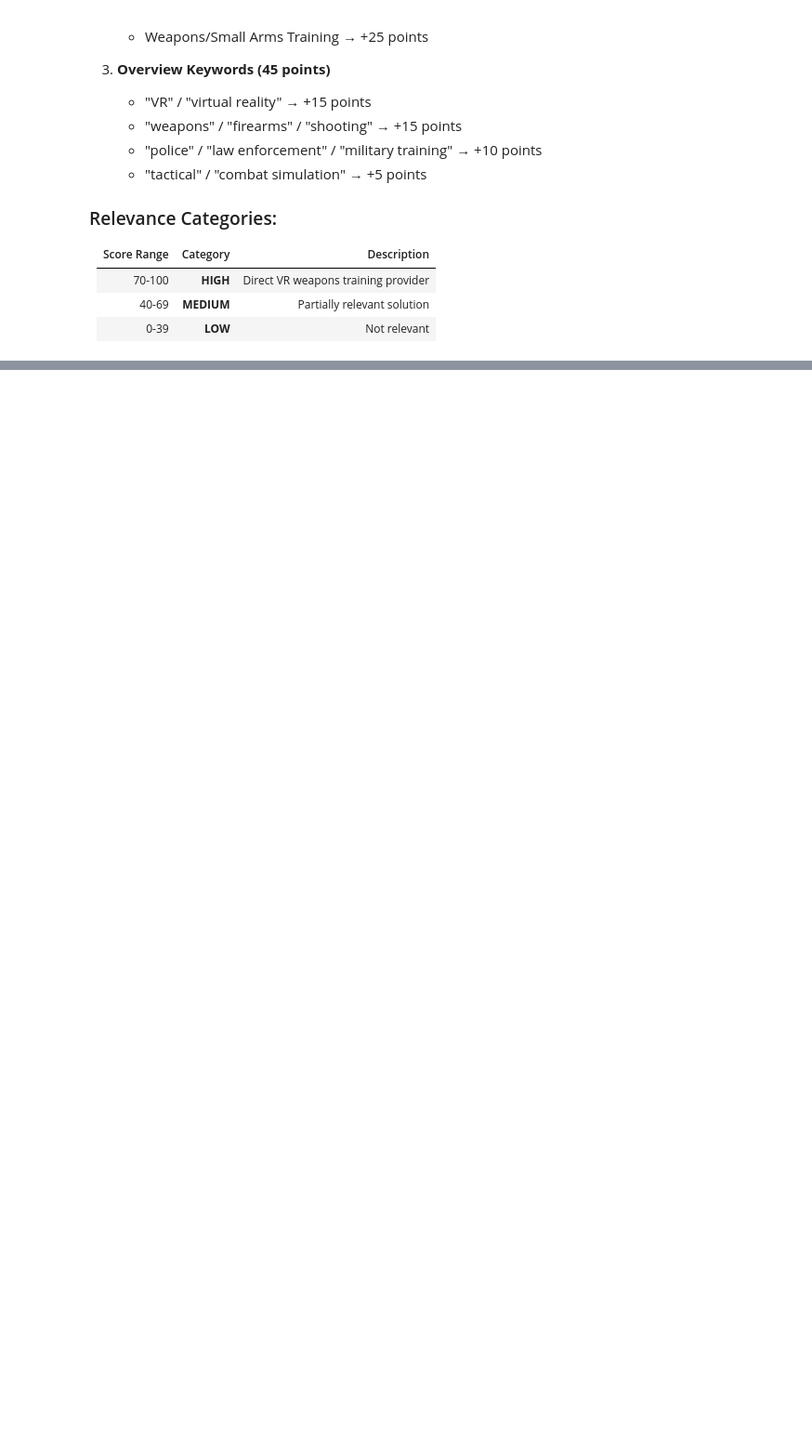
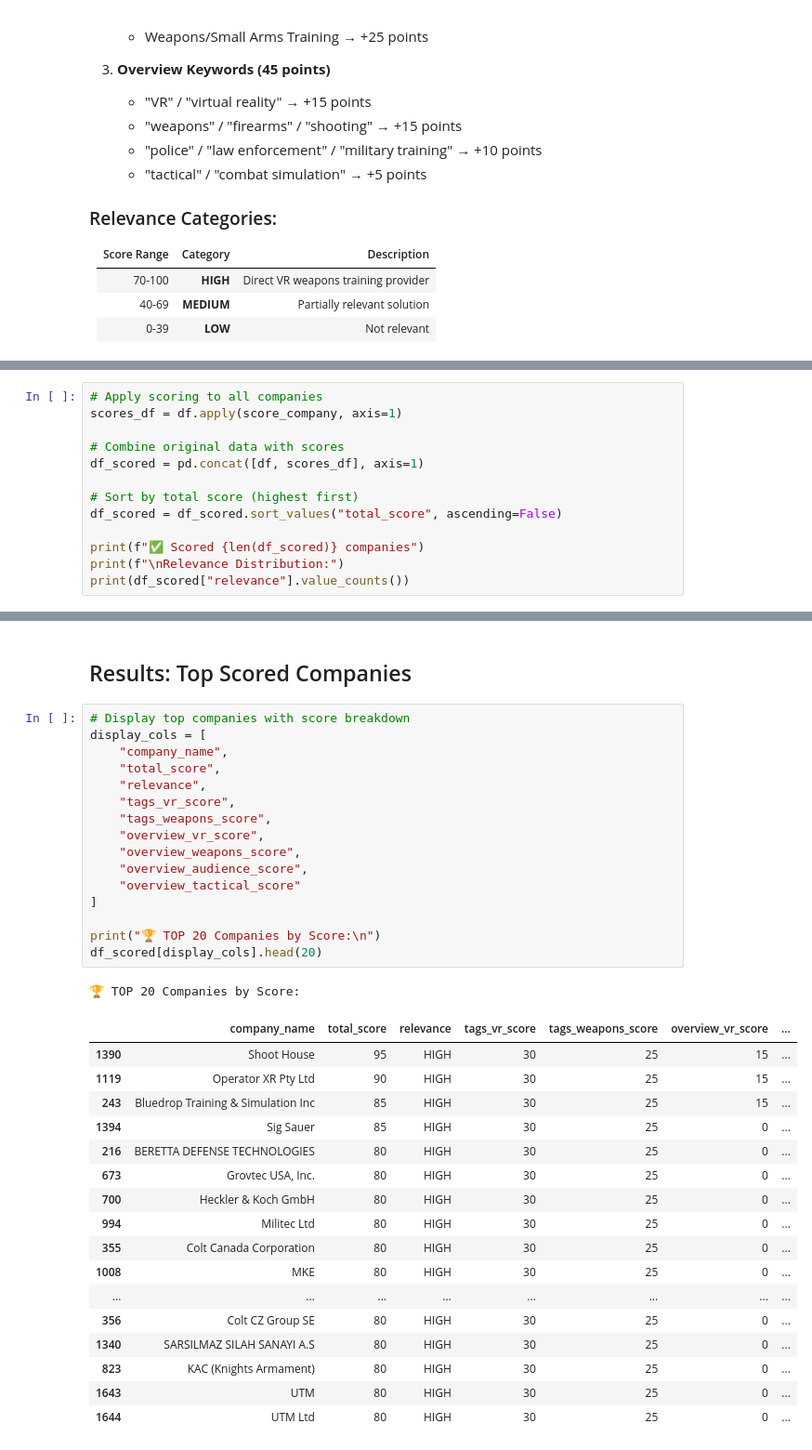
Before and after one commit to redmoondz/scrape-DSEI.co.uk, a Jupyter notebook: notebooks/scoring.ipynb, the cells around one changed output, grey strips where cells are left out. Shown at 93% size. Saved outputs shown, nothing was run; the diff lists cells and outputs as text; blank space fills up the shorter version.

```diff
--- a/notebooks/scoring.ipynb
+++ b/notebooks/scoring.ipynb
@@ -44,0 +291,13 @@ df.head(5)
+# %%
+# Apply scoring to all companies
+scores_df = df.apply(score_company, axis=1)
+
+# Combine original data with scores
+df_scored = pd.concat([df, scores_df], axis=1)
+
+# Sort by total score (highest first)
+df_scored = df_scored.sort_values("total_score", ascending=False)
+
+print(f"✅ Scored {len(df_scored)} companies")
+print(f"\nRelevance Distribution:")
+print(df_scored["relevance"].value_counts())
@@ -44,0 +313,37 @@ df.head(5)
+# %% [markdown]
+## Results: Top Scored Companies
+# %%
+# Display top companies with score breakdown
+display_cols = [
+    "company_name",
+    "total_score",
+    "relevance",
+    "tags_vr_score",
+    "tags_weapons_score",
+    "overview_vr_score",
+    "overview_weapons_score",
+    "overview_audience_score",
+    "overview_tactical_score"
+]
+
+print("🏆 TOP 20 Companies by Score:\n")
+df_scored[display_cols].head(20)
+# %% [output]
+🏆 TOP 20 Companies by Score:
+|  | company_name | total_score | relevance | tags_vr_score | tags_weapons_score | overview_vr_score | ... |
+| 1390 | Shoot House | 95 | HIGH | 30 | 25 | 15 | ... |
+| 1119 | Operator XR Pty Ltd | 90 | HIGH | 30 | 25 | 15 | ... |
+| 243 | Bluedrop Training & Simulation Inc | 85 | HIGH | 30 | 25 | 15 | ... |
+| 1394 | Sig Sauer | 85 | HIGH | 30 | 25 | 0 | ... |
+| 216 | BERETTA DEFENSE TECHNOLOGIES | 80 | HIGH | 30 | 25 | 0 | ... |
+| 673 | Grovtec USA, Inc. | 80 | HIGH | 30 | 25 | 0 | ... |
+| 700 | Heckler & Koch GmbH | 80 | HIGH | 30 | 25 | 0 | ... |
+| 994 | Militec Ltd | 80 | HIGH | 30 | 25 | 0 | ... |
+| 355 | Colt Canada Corporation | 80 | HIGH | 30 | 25 | 0 | ... |
+| 1008 | MKE | 80 | HIGH | 30 | 25 | 0 | ... |
+| ... | ... | ... | ... | ... | ... | ... | ... |
+| 356 | Colt CZ Group SE | 80 | HIGH | 30 | 25 | 0 | ... |
+| 1340 | SARSILMAZ SILAH SANAYI A.S | 80 | HIGH | 30 | 25 | 0 | ... |
+| 823 | KAC (Knights Armament) | 80 | HIGH | 30 | 25 | 0 | ... |
+| 1643 | UTM | 80 | HIGH | 30 | 25 | 0 | ... |
+| 1644 | UTM Ltd | 80 | HIGH | 30 | 25 | 0 | ... |
```
Also changed, not shown: parts of 12 cells of this notebook, 1 other file.
